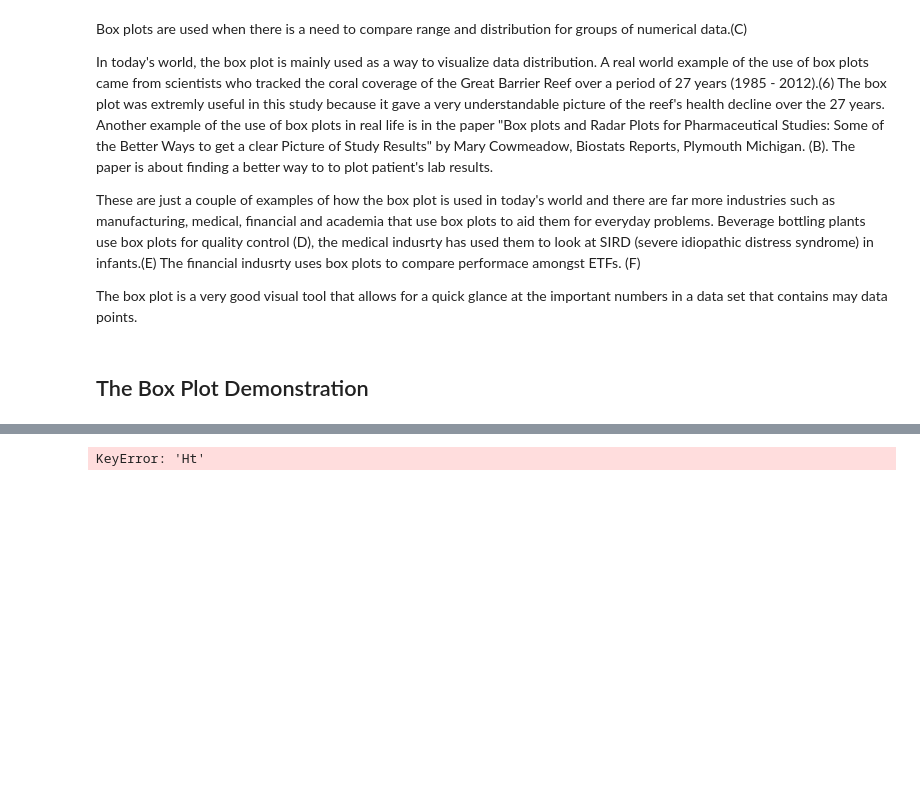
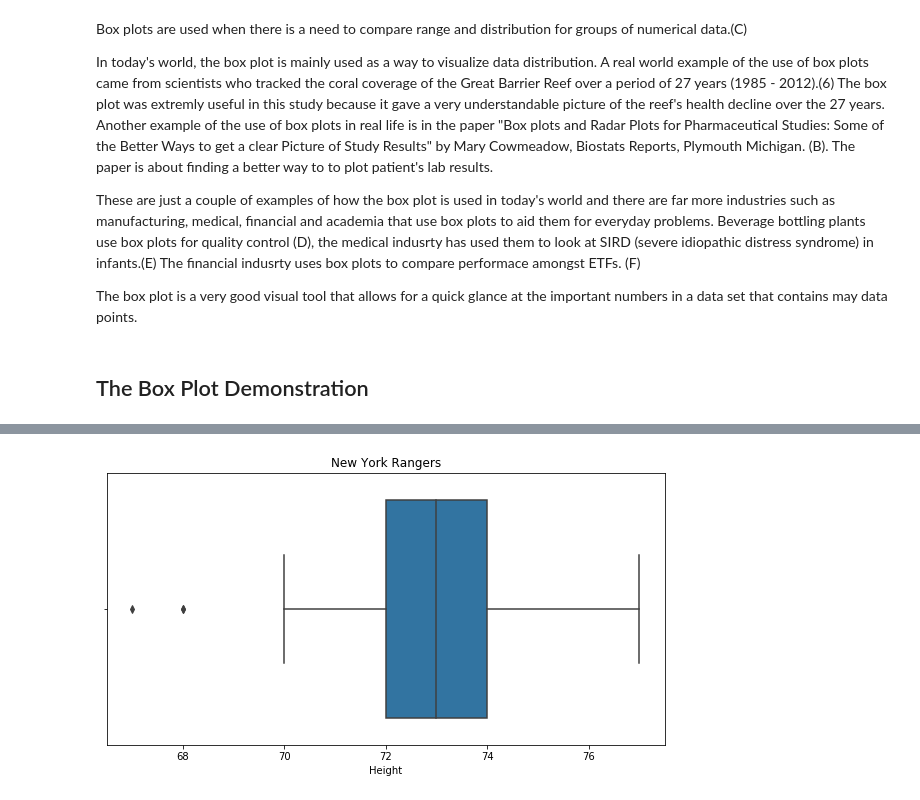
Before and after one commit to pjmeehan/FDA-PROJECT, a Jupyter notebook: Fundamentals of Data Analysis Project 2018 - THE BOX PLOT.ipynb, the cells around one changed output, grey strips where cells are left out. Saved outputs shown, nothing was run; the diff lists cells and outputs as text; code cells hidden in the pictures; blank space fills up the shorter version.

```diff
--- a/Fundamentals of Data Analysis Project 2018 - THE BOX PLOT.ipynb
+++ b/Fundamentals of Data Analysis Project 2018 - THE BOX PLOT.ipynb
@@ -83,7 +86,7 @@ df.head(100)
 # %%
-sns.boxplot(df["Ht"]).set_title('New York Rangers')
+sns.boxplot( df["Height"] ).set_title('New York Rangers')
 fig = plt.gcf()
 fig.set_size_inches( 10,5)
 # %% [output]
-KeyError: 'Ht'
+[figure, added]
 # %%
```
Also changed, not shown: parts of 7 cells of this notebook, 3 other files.
